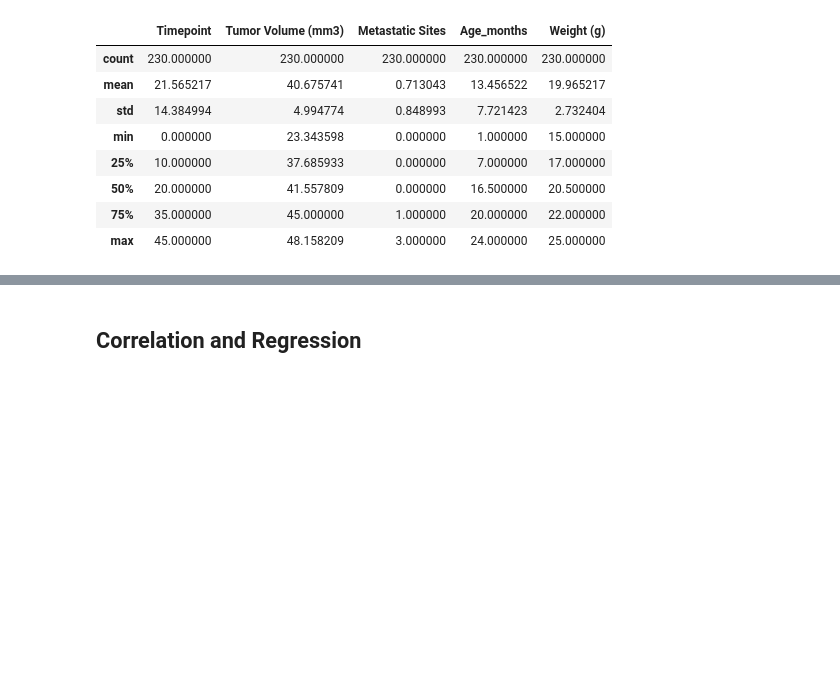
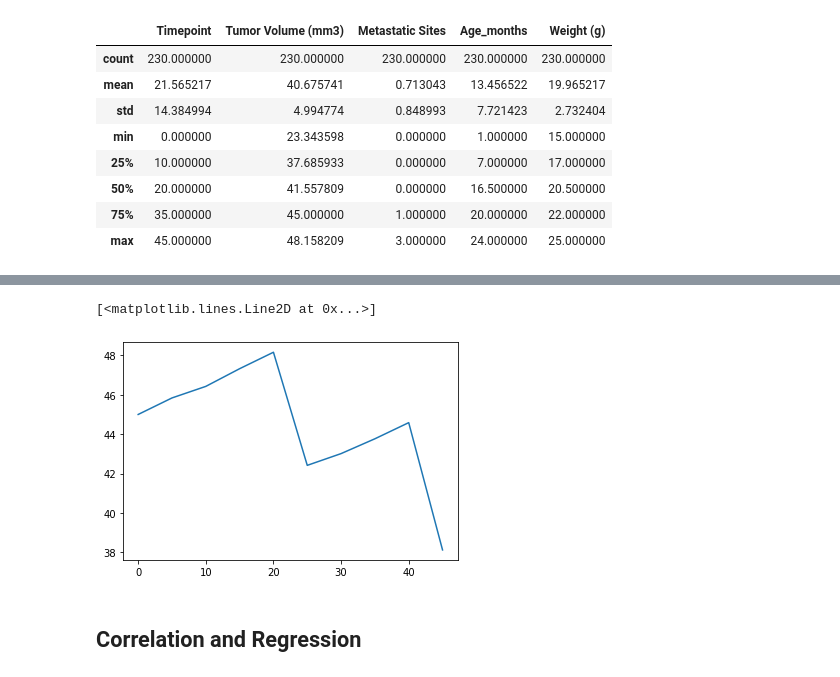
Before and after one commit to Jam0134/Matplotlib---Week-5, a Jupyter notebook: pymacehtucals_final.ipynb, the cells around one changed output, grey strips where cells are left out. Drawn from its saved outputs; the diff is of its cells as text; code cells hidden in the pictures; blank space fills up the shorter version.

```diff
--- a/pymacehtucals_final.ipynb
+++ b/pymacehtucals_final.ipynb
@@ -341,9 +336,9 @@ tumor_volume = []
 # %%
 # Generate a scatter plot of mouse weight versus average tumor volume for the Capomulin regimen
 
-capomulin_treatment_table = final_study_sheet.loc[final_study_sheet["Drug Regimen"] == "Capomulin"]
+capomulin_regimen = final_study_sheet.loc[final_study_sheet["Drug Regimen"] == "Capomulin"]
 
-capomulin_treatment_table.describe()
+capomulin_regimen.describe()
 # %% [output]
 |  | Timepoint | Tumor Volume (mm3) | Metastatic Sites | Age_months | Weight (g) |
 | count | 230.000000 | 230.000000 | 230.000000 | 230.000000 | 230.000000 |
@@ -354,3 +349,8 @@ capomulin_treatment_table.describe()
 | 50% | 20.000000 | 41.557809 | 0.000000 | 16.500000 | 20.500000 |
 | 75% | 35.000000 | 45.000000 | 1.000000 | 20.000000 | 22.000000 |
 | max | 45.000000 | 48.158209 | 3.000000 | 24.000000 | 25.000000 |
+# %%
+# Isolate a mouse ID number and get the stats for capomulin for j119, which is the mouse I have picked
+
+capomulin_regimen_j119 = capomulin_regimen.loc[capomulin_regimen['Mouse ID'] == "j119"]
+capomulin_regimen_j119
@@ -357,3 +369,10 @@ capomulin_treatment_table.describe()
+# %%
+# Plot the mouse j119 that I have picked to sow the trend over time
+
+plt.plot(capomulin_regimen_j119["Timepoint"], capomulin_regimen_j119["Tumor Volume (mm3)"])
+# %% [output]
+[<matplotlib.lines.Line2D at 0x...>]
+[figure, added]
 # %% [markdown]
 ## Correlation and Regression
 # %%
```
Also changed, not shown: parts of 4 cells of this notebook.
